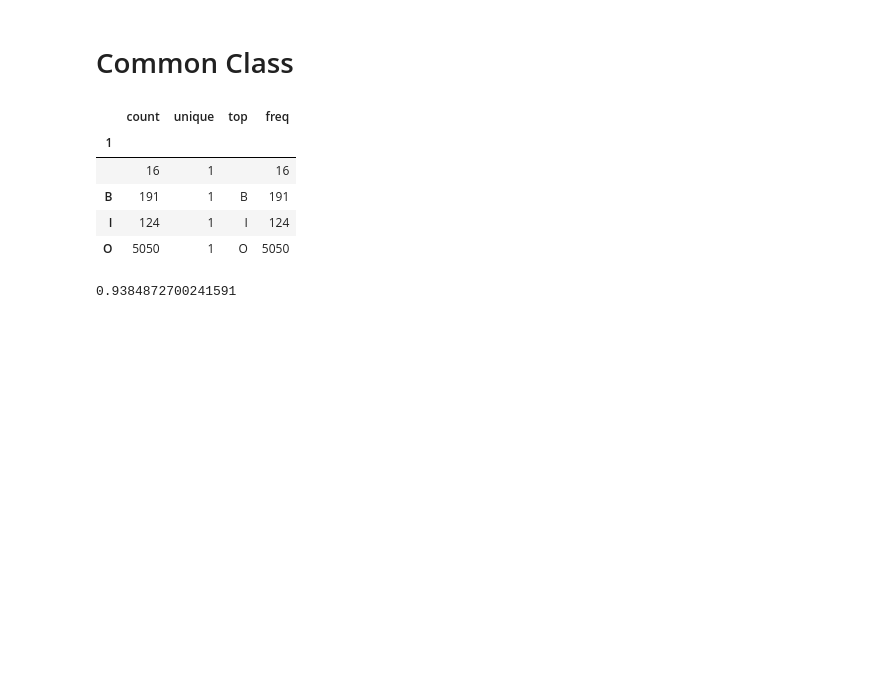
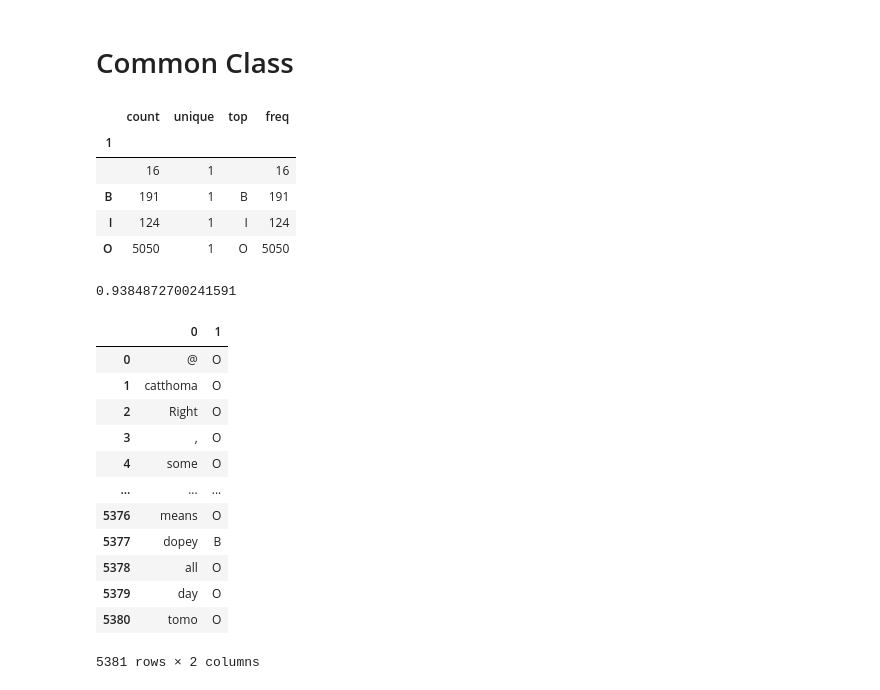
Before and after one commit to brentbiseda/w266_project, a Jupyter notebook: sentimentBERT/NER_task_analysis.ipynb, the cells around one changed output. Saved outputs shown, nothing was run; the diff lists cells and outputs as text; code cells hidden in the pictures; blank space fills up the shorter version.

Commit message:
updated NER and twitter tables

```diff
--- a/sentimentBERT/NER_task_analysis.ipynb
+++ b/sentimentBERT/NER_task_analysis.ipynb
@@ -75,3 +63,19 @@ test_df.groupby(1)[1].describe()
 5050 / (5050+124+191+16)
 # %% [output]
 0.9384872700241591
+# %%
+y_test ==
+# %% [output]
+|  | 0 | 1 |
+| 0 | @ | O |
+| 1 | catthoma | O |
+| 2 | Right | O |
+| 3 | , | O |
+| 4 | some | O |
+| ... | ... | ... |
+| 5376 | means | O |
+| 5377 | dopey | B |
+| 5378 | all | O |
+| 5379 | day | O |
+| 5380 | tomo | O |
+5381 rows × 2 columns
```
Also changed, not shown: parts of 3 cells of this notebook, 16 other files.
